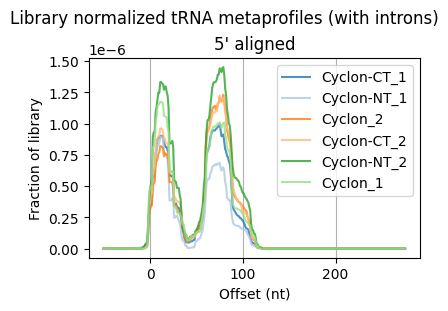
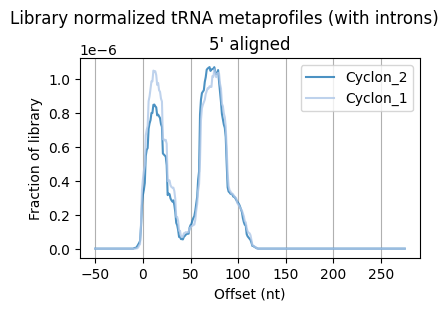
The change to this notebook cell's code, shown as a diff; its figure went from the first image to the second:
--- before
+++ after
@@ -13,2 +13,3 @@
 ax.grid(axis='x')
 plt.suptitle("Library normalized tRNA metaprofiles (with introns)")
+plt.savefig("../analysis/03_tRNA_metaprofiles_introns.pdf")

Commit: fig update